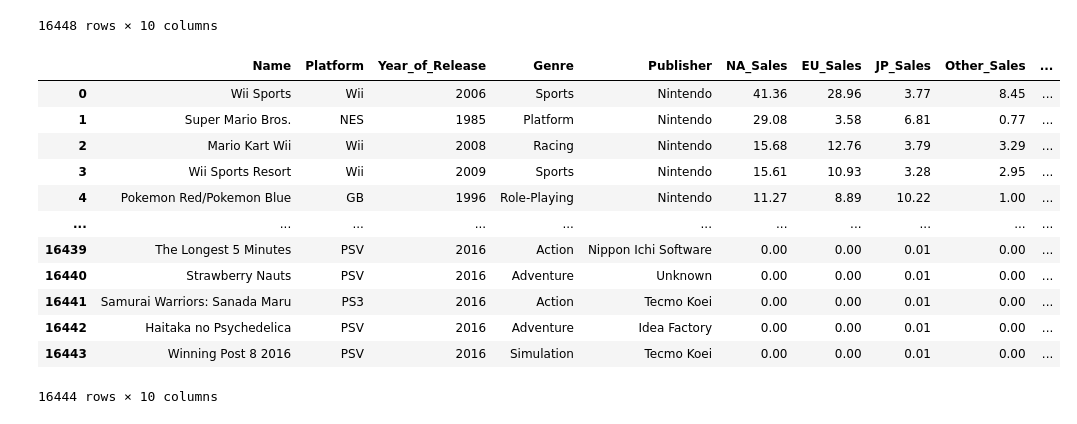
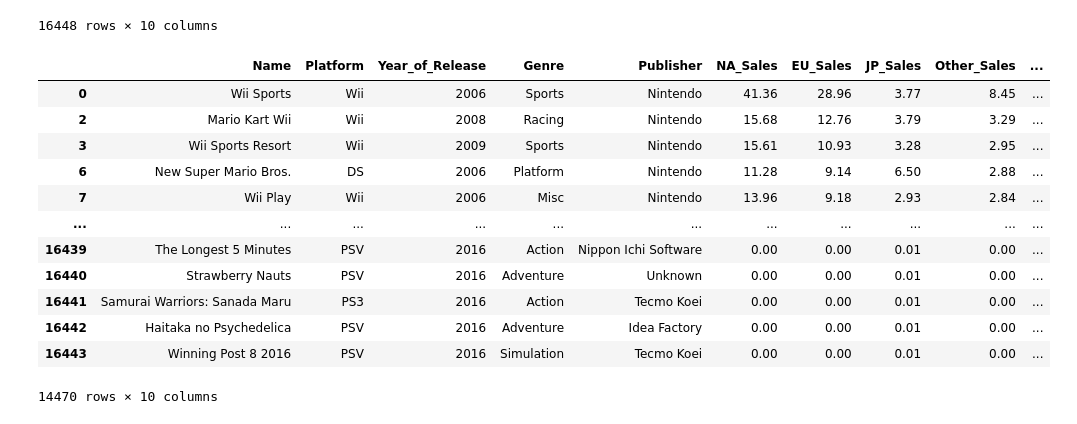
Before and after one commit to Pellys/FDSProject, a Jupyter notebook: MAIN.ipynb, the cells around one changed output. Cells and saved outputs as stored; diff of their text form; code cells hidden in the pictures.

```diff
--- a/MAIN.ipynb
+++ b/MAIN.ipynb
@@ -48,21 +49,22 @@ games_df
 #games_df.to_csv("games_sales_clean.csv",index=False)
 # %%
 games= pd.read_csv("games_sales_clean.csv", header="infer")
+games=games[games.Year_of_Release >=2000]
 games
 # %% [output]
 |  | Name | Platform | Year_of_Release | Genre | Publisher | NA_Sales | EU_Sales | JP_Sales | Other_Sales | ... |
 | 0 | Wii Sports | Wii | 2006 | Sports | Nintendo | 41.36 | 28.96 | 3.77 | 8.45 | ... |
-| 1 | Super Mario Bros. | NES | 1985 | Platform | Nintendo | 29.08 | 3.58 | 6.81 | 0.77 | ... |
 | 2 | Mario Kart Wii | Wii | 2008 | Racing | Nintendo | 15.68 | 12.76 | 3.79 | 3.29 | ... |
 | 3 | Wii Sports Resort | Wii | 2009 | Sports | Nintendo | 15.61 | 10.93 | 3.28 | 2.95 | ... |
-| 4 | Pokemon Red/Pokemon Blue | GB | 1996 | Role-Playing | Nintendo | 11.27 | 8.89 | 10.22 | 1.00 | ... |
+| 6 | New Super Mario Bros. | DS | 2006 | Platform | Nintendo | 11.28 | 9.14 | 6.50 | 2.88 | ... |
+| 7 | Wii Play | Wii | 2006 | Misc | Nintendo | 13.96 | 9.18 | 2.93 | 2.84 | ... |
 | ... | ... | ... | ... | ... | ... | ... | ... | ... | ... | ... |
 | 16439 | The Longest 5 Minutes | PSV | 2016 | Action | Nippon Ichi Software | 0.00 | 0.00 | 0.01 | 0.00 | ... |
 | 16440 | Strawberry Nauts | PSV | 2016 | Adventure | Unknown | 0.00 | 0.00 | 0.01 | 0.00 | ... |
 | 16441 | Samurai Warriors: Sanada Maru | PS3 | 2016 | Action | Tecmo Koei | 0.00 | 0.00 | 0.01 | 0.00 | ... |
 | 16442 | Haitaka no Psychedelica | PSV | 2016 | Adventure | Idea Factory | 0.00 | 0.00 | 0.01 | 0.00 | ... |
 | 16443 | Winning Post 8 2016 | PSV | 2016 | Simulation | Tecmo Koei | 0.00 | 0.00 | 0.01 | 0.00 | ... |
-16444 rows × 10 columns
+14470 rows × 10 columns
 # %%
 games_global_sales=games.groupby(["Year_of_Release"]).Global_Sales.sum()
 # %%
```
Also changed, not shown: parts of 5 cells of this notebook.
